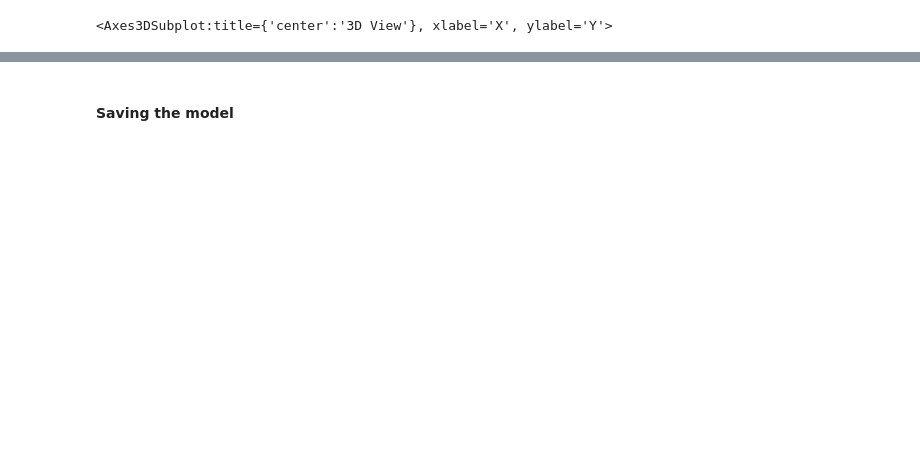
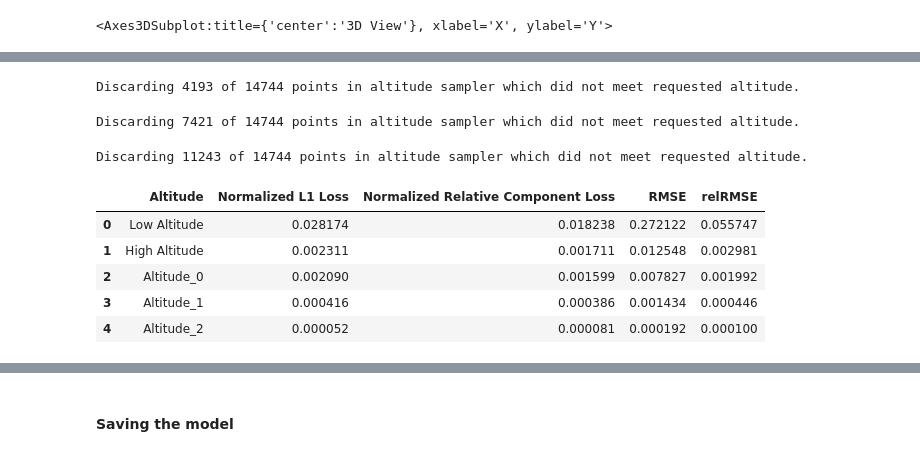
Before and after one commit to darioizzo/geodesyNets, a Jupyter notebook: 1 - Starter Notebook.ipynb, the cells around one changed output, grey strips where cells are left out. Saved outputs shown, nothing was run; the diff lists cells and outputs as text; code cells hidden in the pictures; blank space fills up the shorter version.

```diff
--- a/1 - Starter Notebook.ipynb
+++ b/1 - Starter Notebook.ipynb
@@ -293,3 +300,17 @@ Discarding 11243 of 14744 points in altitude sampler which did not meet requeste
+# %%
+# Computes the Validation table with rel and abs errors on the predicted acceleration (w.r.t. ground truth)
+# at low, med, high altitudes (see paper). is requires sampling quite a lot, so it takes time
+gravann.validation(model, encoding, mascon_points, mascon_masses, use_acc=True, asteroid_pk_path="3dmeshes/Eros.pk", N=10000, N_integration=300000, batch_size=32, progressbar=True)
+# %% [output]
+Discarding 4193 of 14744 points in altitude sampler which did not meet requested altitude.
+Discarding 7421 of 14744 points in altitude sampler which did not meet requested altitude.
+Discarding 11243 of 14744 points in altitude sampler which did not meet requested altitude.
+|  | Altitude | Normalized L1 Loss | Normalized Relative Component Loss | RMSE | relRMSE |
+| 0 | Low Altitude | 0.028174 | 0.018238 | 0.272122 | 0.055747 |
+| 1 | High Altitude | 0.002311 | 0.001711 | 0.012548 | 0.002981 |
+| 2 | Altitude_0 | 0.002090 | 0.001599 | 0.007827 | 0.001992 |
+| 3 | Altitude_1 | 0.000416 | 0.000386 | 0.001434 | 0.000446 |
+| 4 | Altitude_2 | 0.000052 | 0.000081 | 0.000192 | 0.000100 |
 # %%
 # Shows how the relative error is distribued along the asteroid surface (at some altitude)
 gravann.plot_model_mascon_acceleration("3dmeshes/Eros.pk", model, encoding, mascon_points, mascon_masses, plane="XY", c=c, N=5000, logscale=False, altitude=0.1)
```
Also changed, not shown: parts of 15 cells of this notebook, 21 other files.
